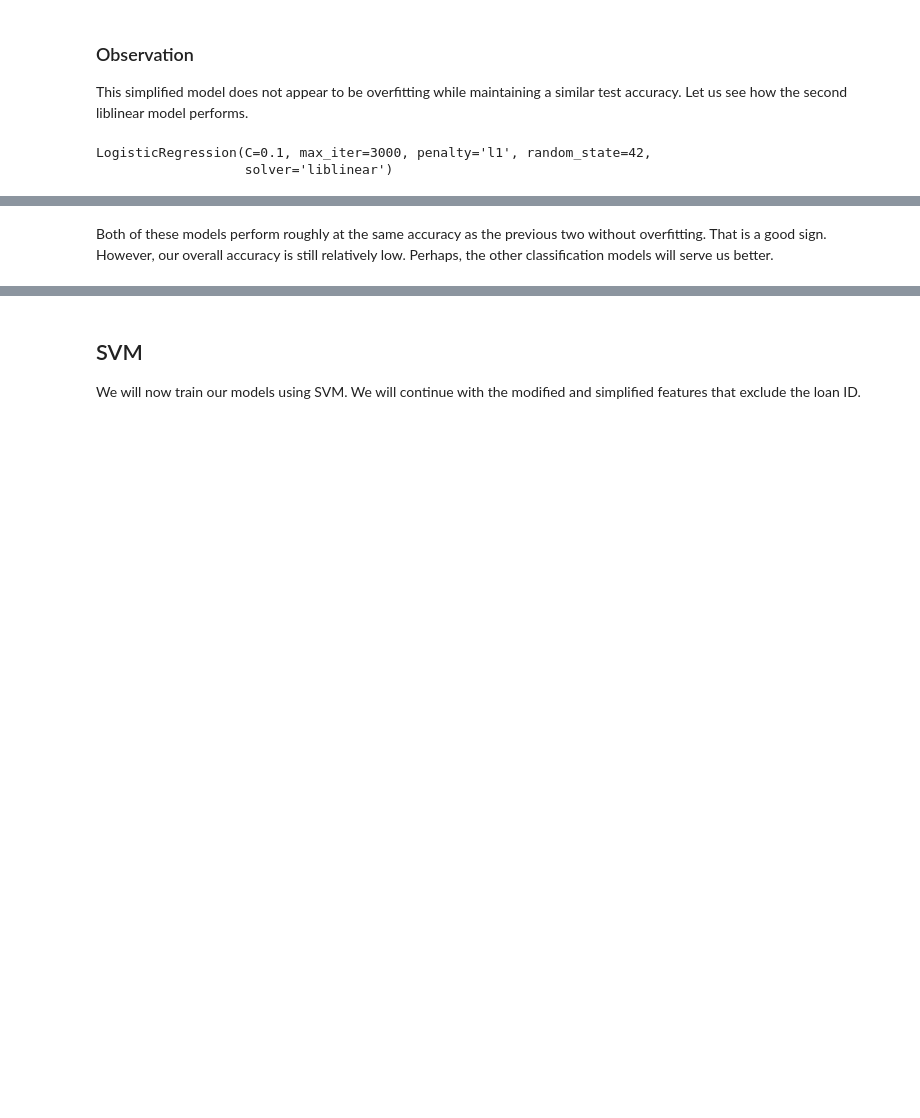
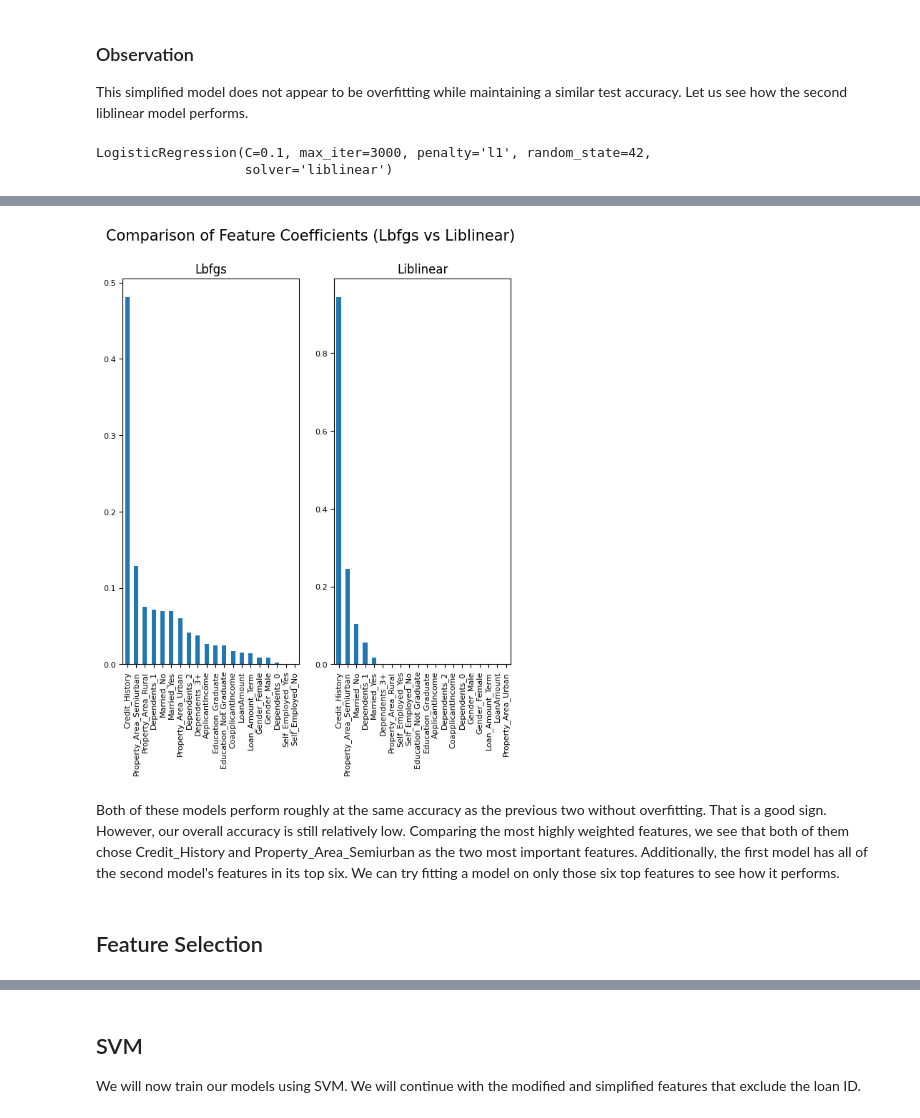
Before and after one commit to SLyubar/machinelearning, a Jupyter notebook: Final Project.ipynb, the cells around one changed output, grey strips where cells are left out. Cells and saved outputs as stored; diff of their text form; code cells hidden in the pictures; blank space fills up the shorter version.

```diff
--- a/Final Project.ipynb
+++ b/Final Project.ipynb
@@ -576,7 +569,7 @@ liblinear2.get_params()
  'verbose': 0,
  'warm_start': False}
 # %%
-liblinear2.fit(X_train2, y_train2)
+lbfgs.fit(X_train2, y_train2)
 # %% [output]
 LogisticRegression(C=0.01, max_iter=3000, random_state=42, solver='liblinear')
 # %%
@@ -591,10 +584,10 @@ Testing Accuracy: 0.7783783783783784
 
 This simplified model does not appear to be overfitting while maintaining a similar test accuracy. Let us see how the second liblinear model performs.
 # %%
-liblinear3 = LogisticRegression()
-liblinear3.set_params(**clf4.best_params_)
-liblinear3.get_params()
-liblinear3.fit(X_train2, y_train2)
+liblinear2 = LogisticRegression()
+liblinear2.set_params(**clf4.best_params_)
+liblinear2.get_params()
+liblinear2.fit(X_train2, y_train2)
 # %% [output]
 LogisticRegression(C=0.1, max_iter=3000, penalty='l1', random_state=42,
                    solver='liblinear')
@@ -607,0 +633,11 @@ Testing Accuracy: 0.7783783783783784
+# %%
+# Create a dataframe that maps the feature names to the coefficients
+lbfgs_coef = pd.DataFrame(data=abs(lbfgs.coef_), columns=short_features)
+
+# Transpose the DF to make it easier to read
+lbfgs_coef = lbfgs_coef.T
+lbfgs_coef.rename(columns={0:"Features"},inplace=True)
+
+# Sorting the top features by coefficient values
+lbfgs_coef = lbfgs_coef.sort_values(by="Features",ascending=False).head(20)
+lbfgs_coef
@@ -607,0 +662,11 @@ Testing Accuracy: 0.7783783783783784
+# %%
+# Create a dataframe that maps the feature names to the coefficients
+liblinear_coef = pd.DataFrame(data=abs(liblinear2.coef_), columns=short_features)
+
+# Transpose the DF to make it easier to read
+liblinear_coef = liblinear_coef.T
+liblinear_coef.rename(columns={0:"Features"},inplace=True)
+
+# Sorting the top features by coefficient values
+liblinear_coef = liblinear_coef.sort_values(by="Features",ascending=False).head(20)
+liblinear_coef
@@ -608,2 +691,16 @@ Testing Accuracy: 0.7783783783783784
+# %%
+# compare Lbfgs vs Liblinear feature weights
+
+fig1, ((ax1, ax2)) = plt.subplots(nrows=1, ncols=2)
+fig1.suptitle('Comparison of Feature Coefficients (Lbfgs vs Liblinear)', fontsize=15)
+
+lbfgs_coef.plot(ax=ax1, kind="bar", figsize=(7,7), title="Lbfgs", legend=False, fontsize=8)
+liblinear_coef.plot(ax=ax2, kind="bar", figsize=(7,7), title="Liblinear", legend=False, fontsize=8)
+
+plt.show()
+# %% [output]
+[figure, added]
 # %% [markdown]
-Both of these models perform roughly at the same accuracy as the previous two without overfitting. That is a good sign. However, our overall accuracy is still relatively low. Perhaps, the other classification models will serve us better.
+Both of these models perform roughly at the same accuracy as the previous two without overfitting. That is a good sign. However, our overall accuracy is still relatively low. Comparing the most highly weighted features, we see that both of them chose Credit_History and Property_Area_Semiurban as the two most important features. Additionally, the first model has all of the second model's features in its top six. We can try fitting a model on only those six top features to see how it performs.
+# %% [markdown]
+## Feature Selection
```
Also changed, not shown: parts of 51 cells of this notebook.
